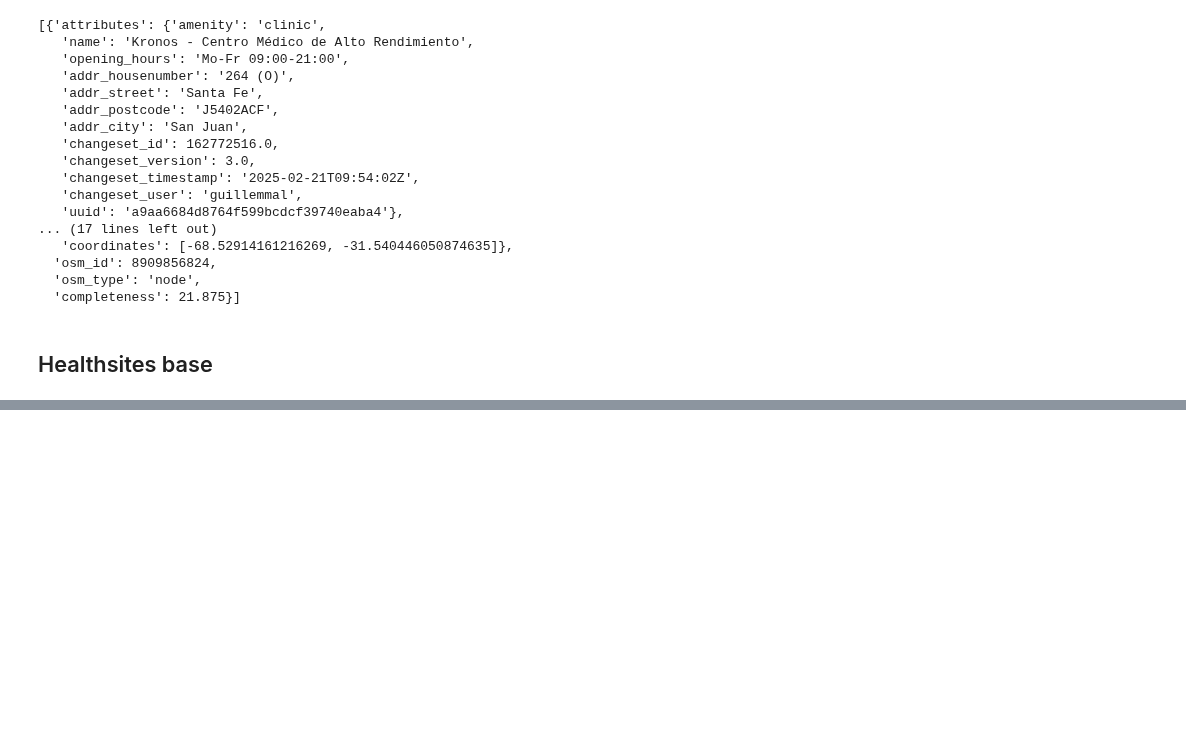
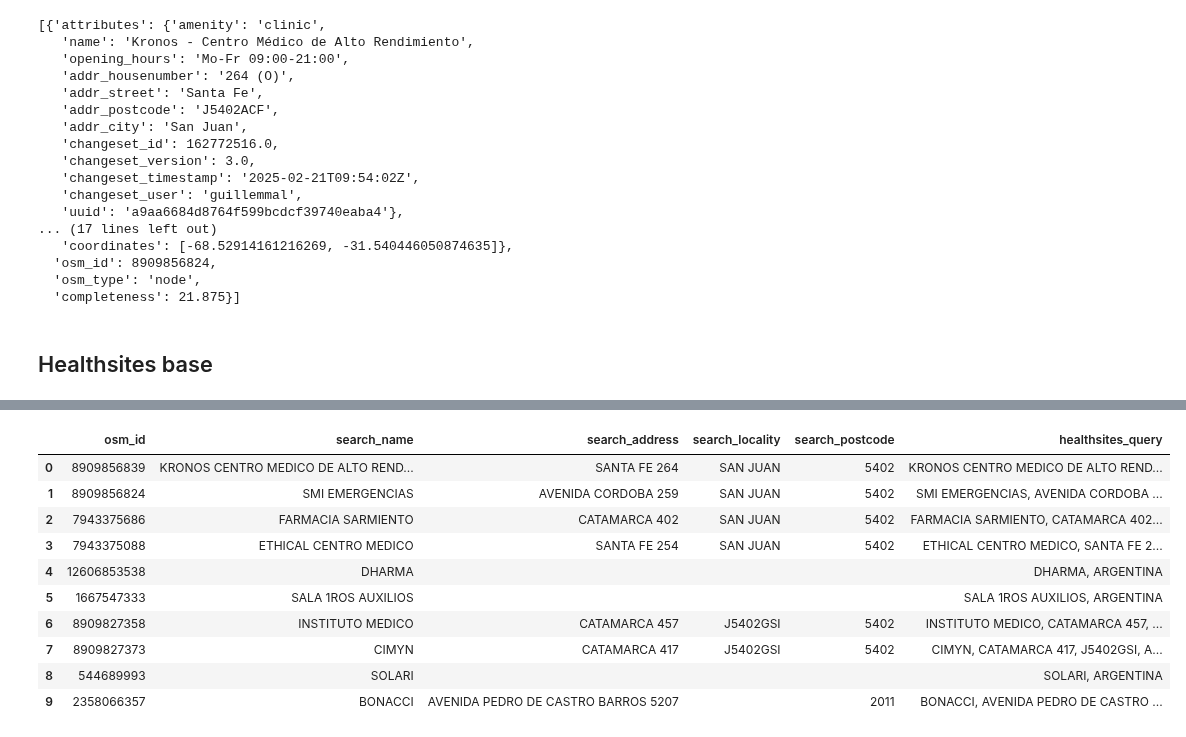
Before and after one commit to ana-castillo-zuain/radio, a Jupyter notebook: exploratory_data_analysis.ipynb, the cells around one changed output, grey strips where cells are left out. Saved outputs shown, nothing was run; the diff lists cells and outputs as text; code cells hidden in the pictures; blank space fills up the shorter version.

```diff
--- a/exploratory_data_analysis.ipynb
+++ b/exploratory_data_analysis.ipynb
@@ -818,0 +880,92 @@ Hit rate limit or 403 Forbidden on page 1. Stopping here for now.
+# %%
+
+
+# Ensure all target columns exist (in case none of the 12,000 dicts had a specific key)
+for col in ['name', 'addr_street', 'addr_housenumber', 'addr_city', 'addr_postcode', 'addr_province', 'addr_state']:
+    if col not in hs_df.columns:
+        hs_df[col] = ""
+
+# 2. Normalize search_name
+hs_df["search_name"] = (
+    hs_df["name"]
+    .fillna("")
+    .astype("string")
+    .map(lambda value: unicodedata.normalize("NFKD", value).encode("ascii", "ignore").decode("ascii"))
+    .str.upper()
+    .str.replace(r"[^A-Z0-9]+", " ", regex=True)
+    .str.replace(r"\s+", " ", regex=True)
+    .str.strip()
+)
+
+# 3. Normalize search_address (Combining street and housenumber)
+hs_df["raw_address"] = hs_df["addr_street"].fillna("") + " " + hs_df["addr_housenumber"].fillna("")
+hs_df["search_address"] = (
+    hs_df["raw_address"]
+    .astype("string")
+    .map(lambda value: unicodedata.normalize("NFKD", value).encode("ascii", "ignore").decode("ascii"))
+    .str.upper()
+    .str.replace(r"\bN[°ºO]?\b|\bNRO\b|\bNUMERO\b", " ", regex=True)
+    .str.replace(r"[^A-Z0-9]+", " ", regex=True)
+    .str.replace(r"\s+", " ", regex=True)
+    .str.strip()
+    .str.replace(r"\s+\b(O|E|S|N|OESTE|ESTE|SUR|NORTE)\b$", "", regex=True)
+)
+
+# 4. Normalize search_locality
+hs_df["search_locality"] = (
+    hs_df["addr_city"]
+    .fillna("")
+    .astype("string")
+    .map(lambda value: unicodedata.normalize("NFKD", value).encode("ascii", "ignore").decode("ascii"))
+    .str.upper()
+    .str.replace(r"[^A-Z0-9]+", " ", regex=True)
+    .str.replace(r"\s+", " ", regex=True)
+    .str.strip()
+)
+
+# 5. Normalize search_province (Combining province and state as OSM uses both)
+hs_df["raw_province"] = hs_df["addr_province"].fillna("") + hs_df["addr_state"].fillna("")
+hs_df["search_province"] = (
+    hs_df["raw_province"]
+    .astype("string")
+    .map(lambda value: unicodedata.normalize("NFKD", value).encode("ascii", "ignore").decode("ascii"))
+    .str.upper()
+    .str.replace(r"[^A-Z0-9]+", " ", regex=True)
+    .str.replace(r"\s+", " ", regex=True)
+    .str.strip()
+)
+
+# 6. Extract numbers from postcode (e.g., 'J5402ACF' -> '5402')
+hs_df["search_postcode"] = (
+    hs_df["addr_postcode"]
+    .fillna("")
+    .astype("string")
+    .str.extract(r'(\d+)', expand=False)
+    .fillna("")
+)
+
+# 7. Create the final query string
+hs_df["healthsites_query"] = (
+    hs_df["search_name"] + ", " +
+    hs_df["search_address"] + ", " +
+    hs_df["search_locality"] + ", " +
+    hs_df["search_province"] + ", ARGENTINA"
+).str.replace(r"(?:, )+", ", ", regex=True).str.strip(" ,")
+
+# Drop the temporary columns
+hs_df = hs_df.drop(columns=["raw_address", "raw_province"])
+
+# Verify results
+display(hs_df[["osm_id", "search_name", "search_address", "search_locality", "search_postcode", "healthsites_query"]].head(10))
+# %% [output]
+|  | osm_id | search_name | search_address | search_locality | search_postcode | healthsites_query |
+| 0 | 8909856839 | KRONOS CENTRO MEDICO DE ALTO REND... | SANTA FE 264 | SAN JUAN | 5402 | KRONOS CENTRO MEDICO DE ALTO REND... |
+| 1 | 8909856824 | SMI EMERGENCIAS | AVENIDA CORDOBA 259 | SAN JUAN | 5402 | SMI EMERGENCIAS, AVENIDA CORDOBA ... |
+| 2 | 7943375686 | FARMACIA SARMIENTO | CATAMARCA 402 | SAN JUAN | 5402 | FARMACIA SARMIENTO, CATAMARCA 402... |
+| 3 | 7943375088 | ETHICAL CENTRO MEDICO | SANTA FE 254 | SAN JUAN | 5402 | ETHICAL CENTRO MEDICO, SANTA FE 2... |
+| 4 | 12606853538 | DHARMA |  |  |  | DHARMA, ARGENTINA |
+| 5 | 1667547333 | SALA 1ROS AUXILIOS |  |  |  | SALA 1ROS AUXILIOS, ARGENTINA |
+| 6 | 8909827358 | INSTITUTO MEDICO | CATAMARCA 457 | J5402GSI | 5402 | INSTITUTO MEDICO, CATAMARCA 457, ... |
+| 7 | 8909827373 | CIMYN | CATAMARCA 417 | J5402GSI | 5402 | CIMYN, CATAMARCA 417, J5402GSI, A... |
+| 8 | 544689993 | SOLARI |  |  |  | SOLARI, ARGENTINA |
+| 9 | 2358066357 | BONACCI | AVENIDA PEDRO DE CASTRO BARROS 5207 |  | 2011 | BONACCI, AVENIDA PEDRO DE CASTRO ... |
```
Also changed, not shown: parts of 10 cells of this notebook, 1 other file.
